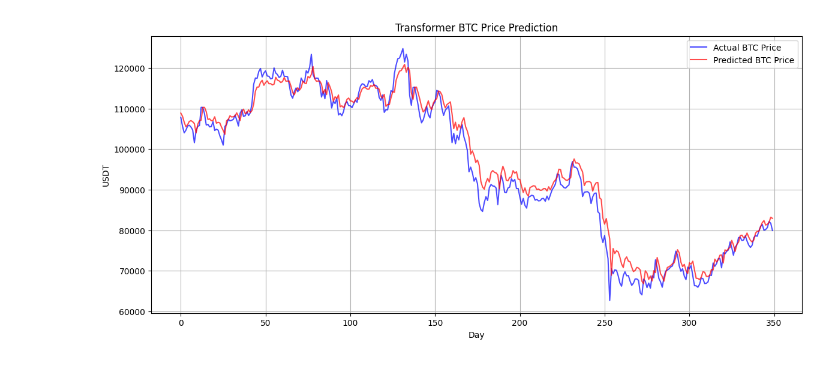
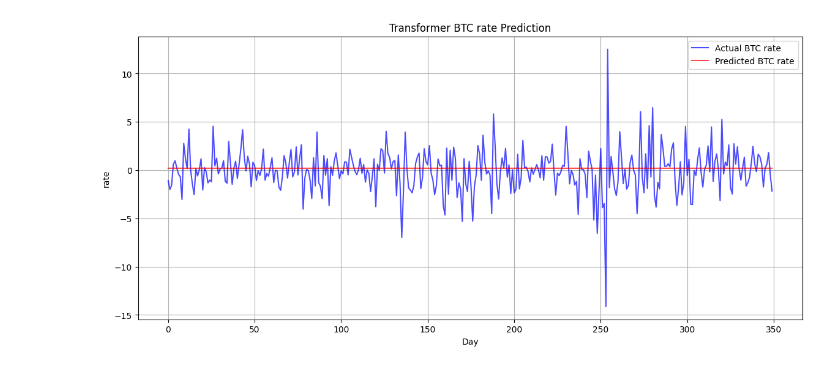
Before and after one commit to olalbertlo/bitcoin_prediction, a Jupyter notebook: Prediction(Trans).ipynb, the cells around one changed output. Cells and saved outputs as stored; diff of their text form; code cells hidden in the pictures.

Commit message:
Feat: predict increasing rate(GRU, trans)

```diff
--- a/Prediction(Trans).ipynb
+++ b/Prediction(Trans).ipynb
@@ -9,6 +10,7 @@ from sklearn.preprocessing import MinMaxScaler
 from torch.utils.data import TensorDataset, DataLoader
 # %%
-df = pd.read_csv('btc_max_ohlc_yfinance.csv')
+# df = pd.read_csv('btc_max_ohlc_yfinance.csv')
+df = pd.read_csv('btc_change_rate.csv')
 
 df.columns = df.columns.str.lower()
 df['date'] = pd.to_datetime(df['date'])
@@ -97,7 +139,7 @@ model = TimeSeriesTransformer(input_dim=1, d_model=64, nhead=4, num_layers=2, ou
 criterion = nn.MSELoss()
 
 # optimizer
-optimizer = torch.optim.Adam(model.parameters(), lr=0.00001)
+optimizer = torch.optim.Adam(model.parameters(), lr=0.0001)
 
 epochs = 50 # 訓練輪數
 
@@ -108,6 +150,8 @@ for epoch in range(epochs):
     for batch_x, batch_y in train_loader:
         batch_x, batch_y = batch_x.to(device), batch_y.to(device)
         optimizer.zero_grad()
+
+        batch_x = batch_x.unsqueeze(-1)
 
         outputs = model(batch_x)
         loss = criterion(outputs, batch_y)
@@ -129,19 +188,17 @@ Epoch [50/50], Loss: 0.002094
+# %%
+plt.figure(figsize=(14, 6))
+plt.plot(actuals_real, label='Actual BTC rate', color='blue', alpha=0.7)
+plt.plot(predictions_real, label='Predicted BTC rate', color='red', alpha=0.7)
+
+plt.title('Transformer BTC rate Prediction')
+plt.xlabel('Day')
+plt.ylabel('rate')
+plt.legend()
+plt.grid(True)
+plt.show()
+# %% [output]
+[figure, added]
 # %%
-model.eval()
-with torch.no_grad():
-    if len(X_test_tensor.shape) == 2:
-        X_test_tensor = X_test_tensor.unsqueeze(-1)
-
-    X_test_tensor = X_test_tensor.to(device)
-
-    predictions = model(X_test_tensor)
-
-predictions = predictions.cpu().numpy()
-actuals = y_test_tensor.numpy()
-
-predictions_real = sc.inverse_transform(predictions)
-actuals_real = sc.inverse_transform(actuals)
-
 plt.figure(figsize=(14, 6))
 plt.plot(actuals_real, label='Actual BTC Price', color='blue', alpha=0.7)
 plt.plot(predictions_real, label='Predicted BTC Price', color='red', alpha=0.7)
@@ -152,5 +209,3 @@ plt.ylabel('USDT')
 plt.legend()
 plt.grid(True)
 plt.show()
-# %% [output]
-[figure, removed]
```
Also changed, not shown: parts of 5 cells of this notebook, 1 other file.
